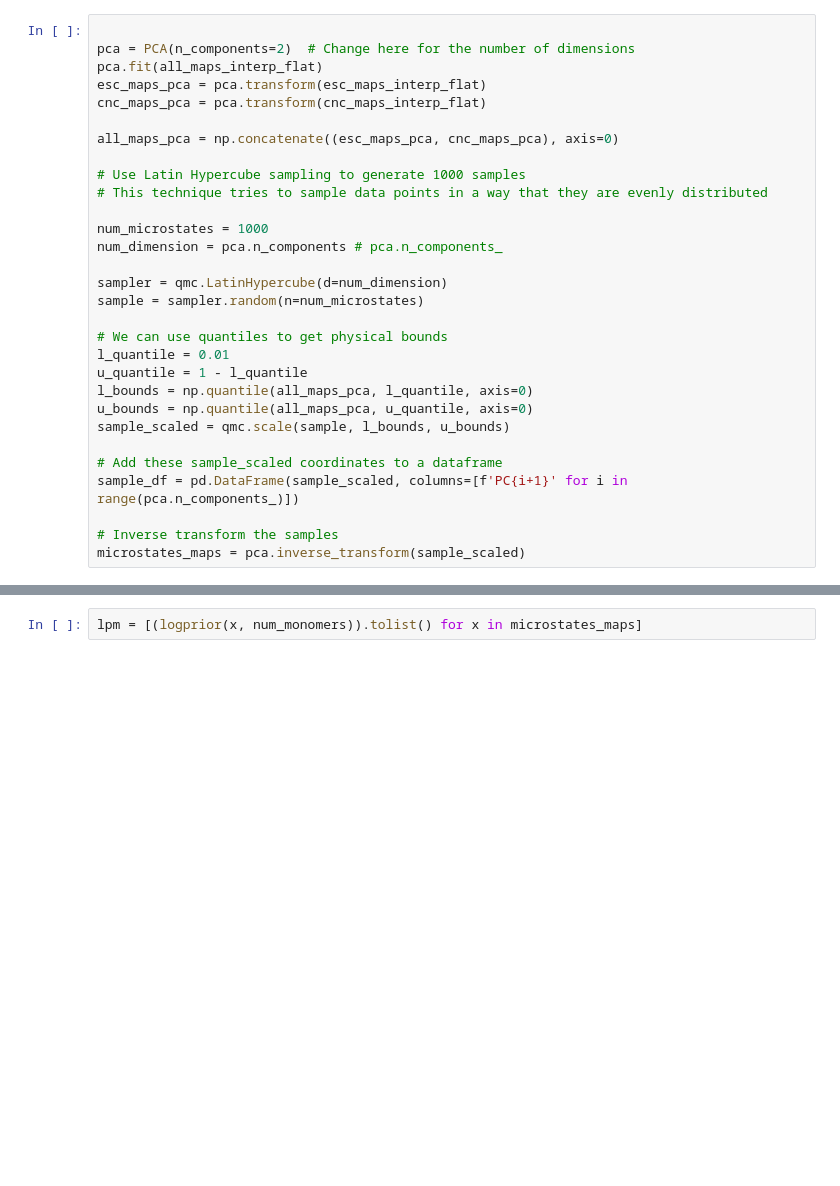
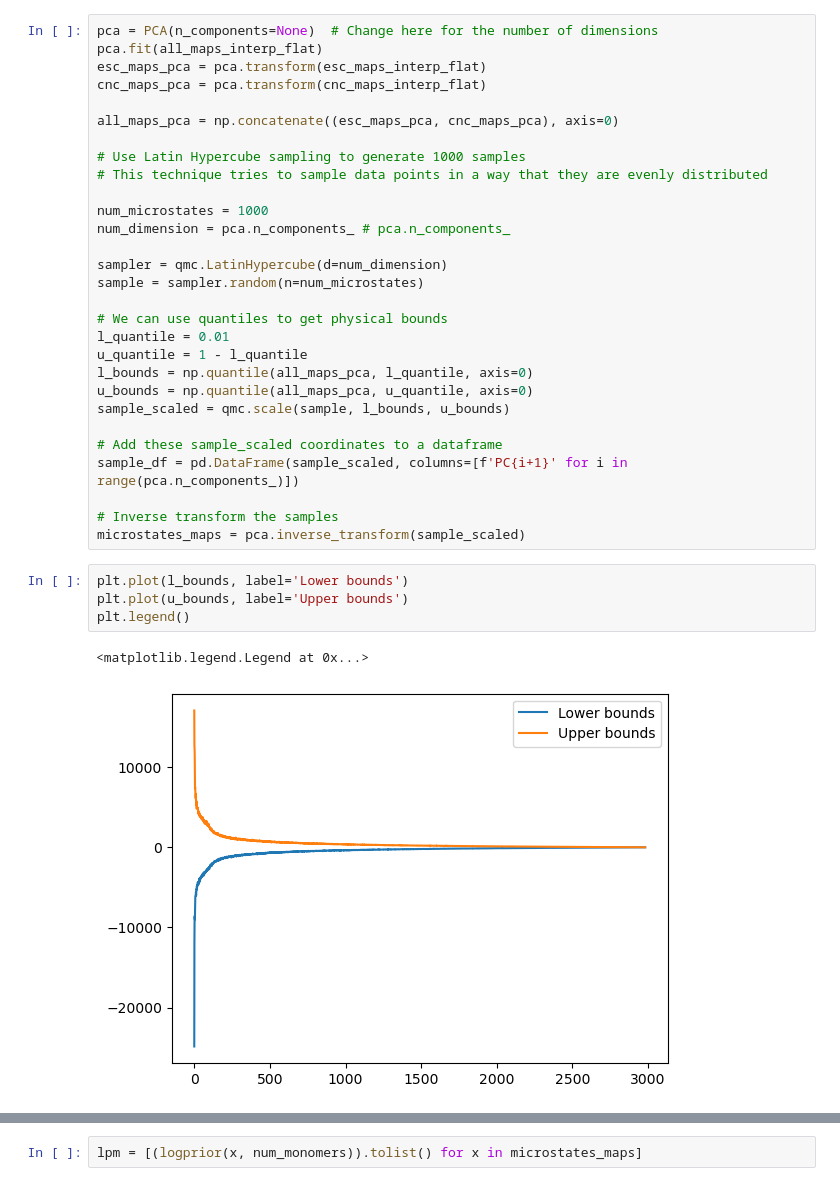
Before and after one commit to tee-udon/chromatin-ensemble-refinement, a Jupyter notebook: 20241014_PREREWEIGHT_Sox9_PCAs_LatinCubeSampling_jax.ipynb, the cells around one changed output, grey strips where cells are left out. Saved outputs shown, nothing was run; the diff lists cells and outputs as text; blank space fills up the shorter version.

```diff
--- a/20241014_PREREWEIGHT_Sox9_PCAs_LatinCubeSampling_jax.ipynb
+++ b/20241014_PREREWEIGHT_Sox9_PCAs_LatinCubeSampling_jax.ipynb
@@ -127,6 +131,5 @@ all_maps_interp_flat = np.concatenate((esc_maps_interp_flat, cnc_maps_interp_fla
 # %%
-
-pca = PCA(n_components=2)  # Change here for the number of dimensions
+pca = PCA(n_components=None)  # Change here for the number of dimensions
 pca.fit(all_maps_interp_flat)
 esc_maps_pca = pca.transform(esc_maps_interp_flat)
 cnc_maps_pca = pca.transform(cnc_maps_interp_flat)
@@ -137,7 +140,7 @@ all_maps_pca = np.concatenate((esc_maps_pca, cnc_maps_pca), axis=0)
 # This technique tries to sample data points in a way that they are evenly distributed
 
 num_microstates = 1000
-num_dimension = pca.n_components # pca.n_components_
+num_dimension = pca.n_components_ # pca.n_components_
 
 sampler = qmc.LatinHypercube(d=num_dimension)
 sample = sampler.random(n=num_microstates)
@@ -154,6 +157,13 @@ sample_df = pd.DataFrame(sample_scaled, columns=[f'PC{i+1}' for i in range(pca.n
 
 # Inverse transform the samples
 microstates_maps = pca.inverse_transform(sample_scaled)
+# %%
+plt.plot(l_bounds, label='Lower bounds')
+plt.plot(u_bounds, label='Upper bounds')
+plt.legend()
+# %% [output]
+<matplotlib.legend.Legend at 0x...>
+[figure, added]
 # %%
 import tensorflow as tf; print(tf.config.list_physical_devices('GPU'))  # This prevents crash on GPU
 # %% [output]
```
Also changed, not shown: parts of 5 cells of this notebook, 9 other files.
